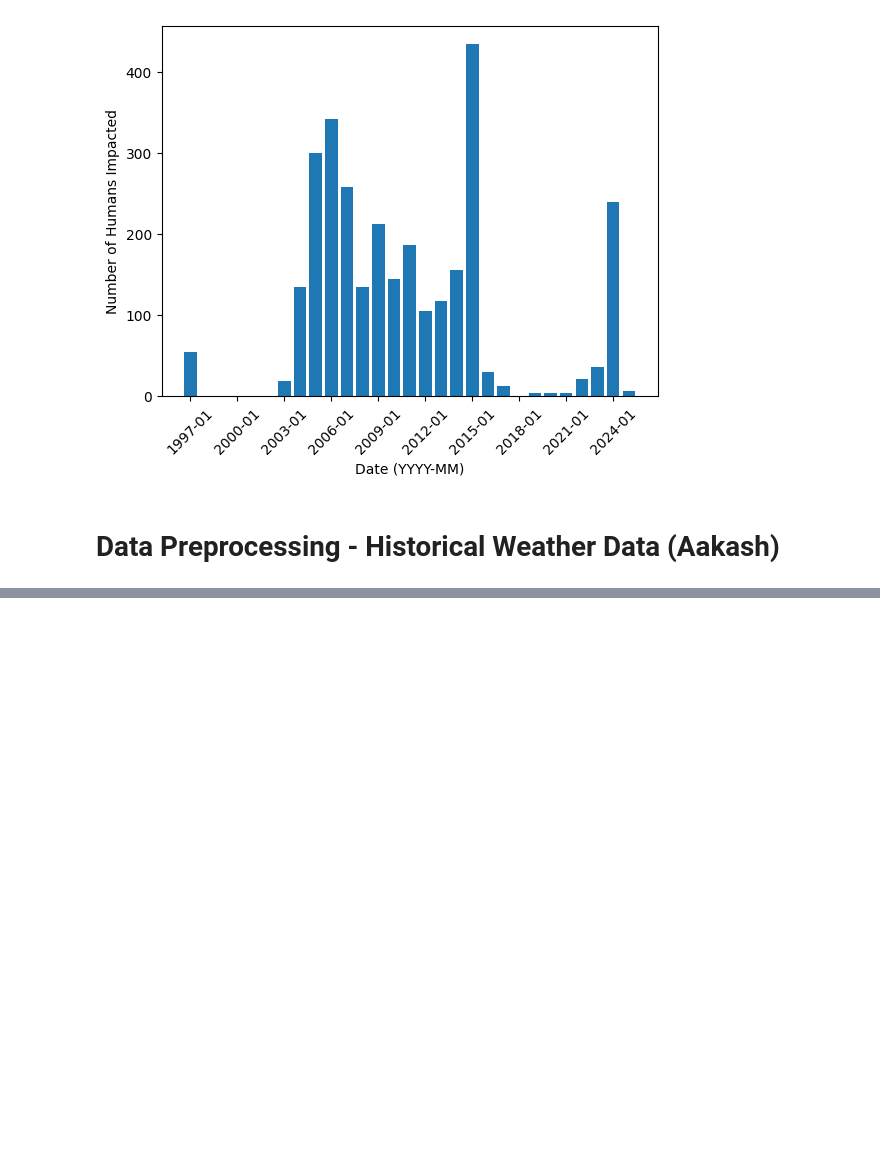
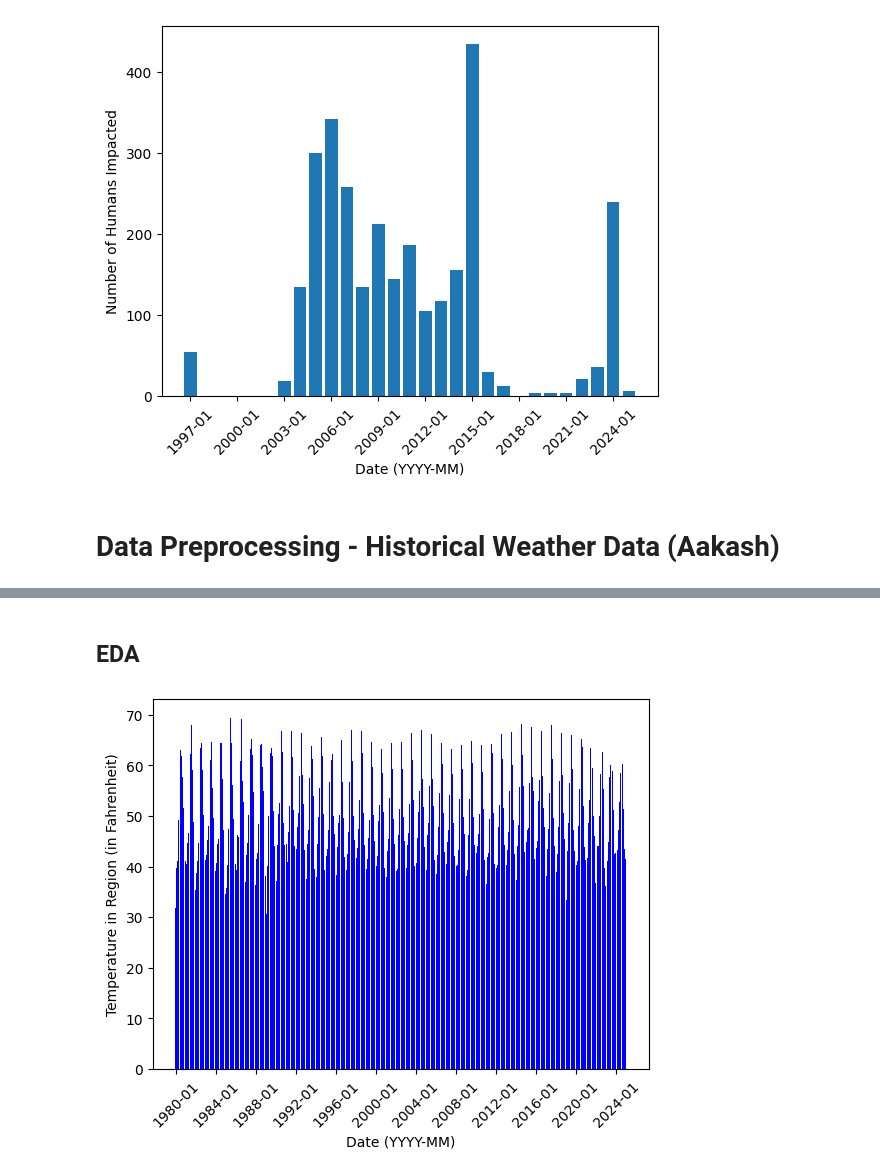
Before and after one commit to sahn1998/egg-price-prediction, a Jupyter notebook: DSP2_DataCleaning_EDA.ipynb, the cells around one changed output, grey strips where cells are left out. Drawn from its saved outputs; the diff is of its cells as text; code cells hidden in the pictures; blank space fills up the shorter version.

Commit message:
Update DSP2_DataCleaning_EDA.ipynb
added weather data and some weather EDA

```diff
--- a/DSP2_DataCleaning_EDA.ipynb
+++ b/DSP2_DataCleaning_EDA.ipynb
@@ -595,13 +597,20 @@ plt.show()
 # %%
-#import pandas as pd
-#import functools as ft
+from google.colab import drive
+import pandas as pd
+import matplotlib.pyplot as plt
+import functools as ft
 
-#dataWA = pd.read_csv('open-meteo-seattle.csv').iloc[2:, 0:2].rename(columns={'latitude':'date', 'longitude':'tempWA'})
-#dataIN = pd.read_csv('open-meteo-indiana.csv').iloc[2:, 0:2].rename(columns={'latitude':'date', 'longitude':'tempIN'})
-#dataMO = pd.read_csv('open-meteo-missouri.csv').iloc[2:, 0:2].rename(columns={'latitude':'date', 'longitude':'tempMO'})
-#dataWI = pd.read_csv('open-meteo-wisconsin.csv').iloc[2:, 0:2].rename(columns={'latitude':'date', 'longitude':'tempWI'})
 
-#data = ft.reduce(lambda left,right: pd.merge(left,right,on=['date'],
+drive.mount('/content/drive', force_remount=True)
+
+
+
+dataWA = pd.read_csv('/content/drive/MyDrive/cpsc5071data/open-meteo-seattle.csv').iloc[2:, 0:2].rename(columns={'latitude':'date', 'longitude':'tempWA'})
+dataIN = pd.read_csv('/content/drive/MyDrive/cpsc5071data/open-meteo-indiana.csv').iloc[2:, 0:2].rename(columns={'latitude':'date', 'longitude':'tempIN'})
+dataMO = pd.read_csv('/content/drive/MyDrive/cpsc5071data/open-meteo-missouri.csv').iloc[2:, 0:2].rename(columns={'latitude':'date', 'longitude':'tempMO'})
+dataWI = pd.read_csv('/content/drive/MyDrive/cpsc5071data/open-meteo-wisconsin.csv').iloc[2:, 0:2].rename(columns={'latitude':'date', 'longitude':'tempWI'})
+
+weather_data = ft.reduce(lambda left,right: pd.merge(left,right,on=['date'],
                                             how='outer'), [dataWA, dataIN, dataMO, dataWI])
 
-#print(data)
+print(weather_data)
@@ -611,0 +633,7 @@ plt.show()
+# %%
+weather_data['month'] = weather_data['date'].str[:7]
+weather_data[['tempWA', 'tempIN', 'tempMO', 'tempWI']] = weather_data[['tempWA', 'tempIN', 'tempMO', 'tempWI']].apply(pd.to_numeric)
+
+weather_avg = weather_data.groupby('month')[['tempWA', 'tempIN', 'tempMO', 'tempWI']].mean()
+
+print(weather_avg)
@@ -611,0 +656,12 @@ plt.show()
+# %% [markdown]
+## EDA
+# %%
+tick_positions = weather_avg.index[::48]
+
+plt.bar(weather_avg.index, weather_avg['tempWA'], color='blue')
+plt.xticks(tick_positions, rotation=45)
+plt.xlabel('Date (YYYY-MM)')
+plt.ylabel('Temperature in Region (in Fahrenheit)')
+plt.show()
+# %% [output]
+[figure, added]
```
Also changed, not shown: parts of 8 cells of this notebook.
